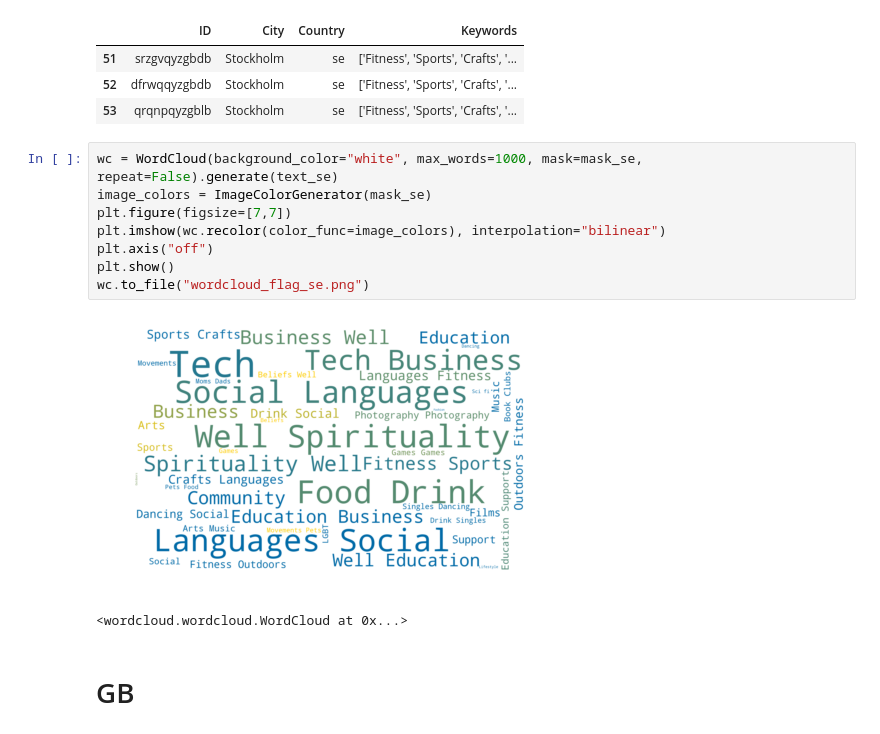
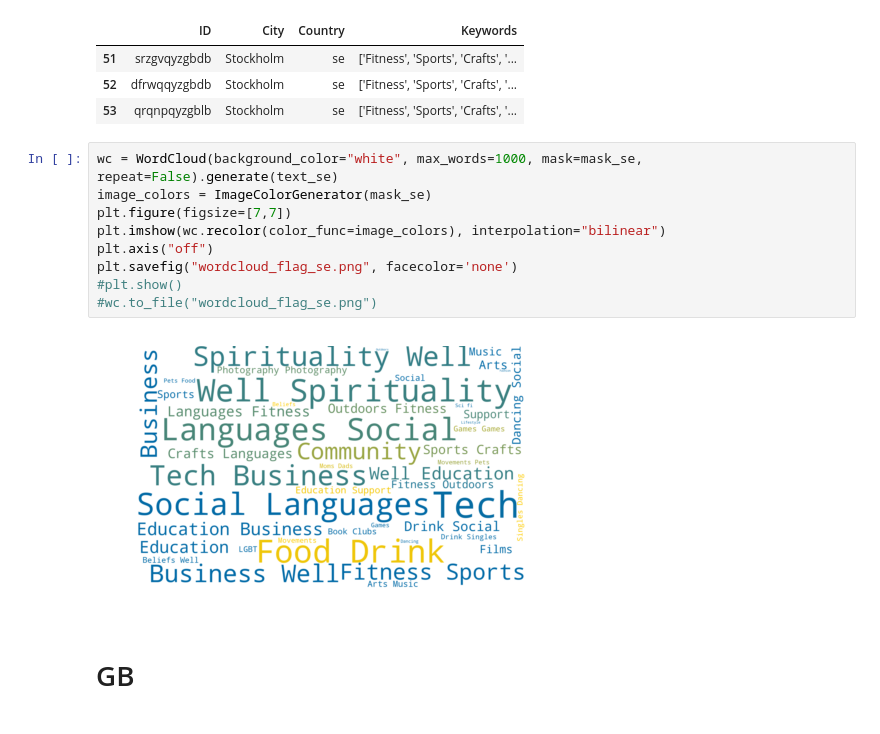
Before and after one commit to DBertazioli/ARmeetup, a Jupyter notebook: Visualizations/wordcloud_country_europe.ipynb, the cells around one changed output. Saved outputs shown, nothing was run; the diff lists cells and outputs as text.

```diff
--- a/Visualizations/wordcloud_country_europe.ipynb
+++ b/Visualizations/wordcloud_country_europe.ipynb
@@ -213,14 +213,14 @@ df_se.head(3)
 # %%
 wc = WordCloud(background_color="white", max_words=1000, mask=mask_se, repeat=False).generate(text_se)
 image_colors = ImageColorGenerator(mask_se)
 plt.figure(figsize=[7,7])
 plt.imshow(wc.recolor(color_func=image_colors), interpolation="bilinear")
 plt.axis("off")
-plt.show()
-wc.to_file("wordcloud_flag_se.png")
+plt.savefig("wordcloud_flag_se.png", facecolor='none')
+#plt.show()
+#wc.to_file("wordcloud_flag_se.png")
 # %% [output]
-[figure, old version]
+[figure, new version]
-<wordcloud.wordcloud.WordCloud at 0x...>
 # %% [markdown]
 # GB
 # %%
```
Also changed, not shown: parts of 11 cells of this notebook, 9 other files.
